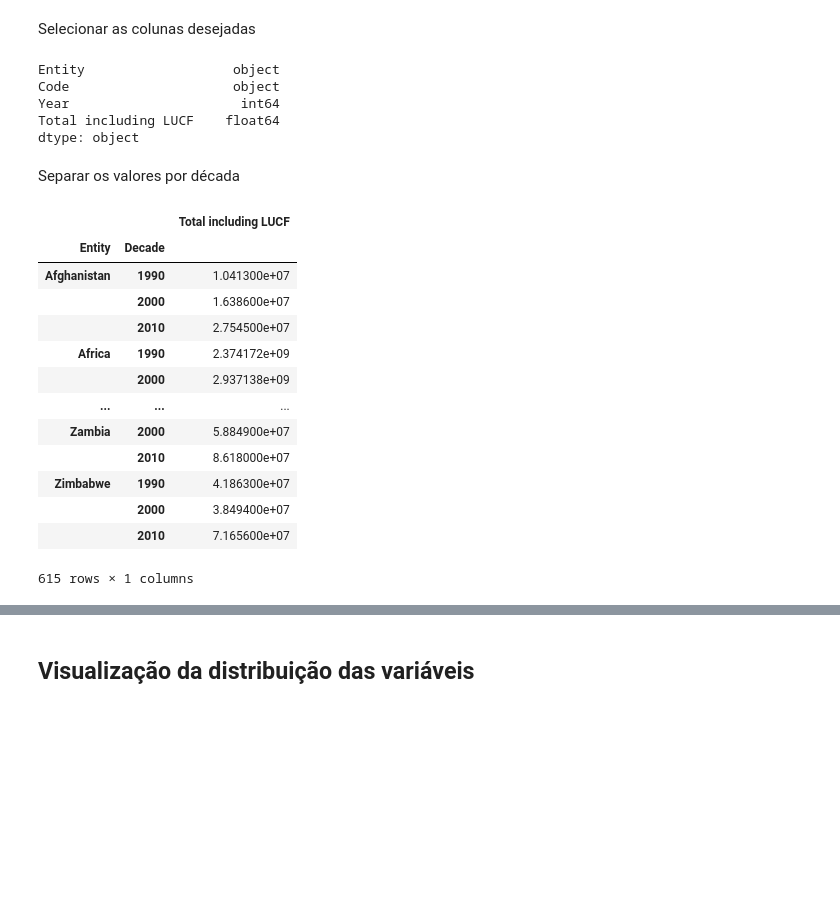
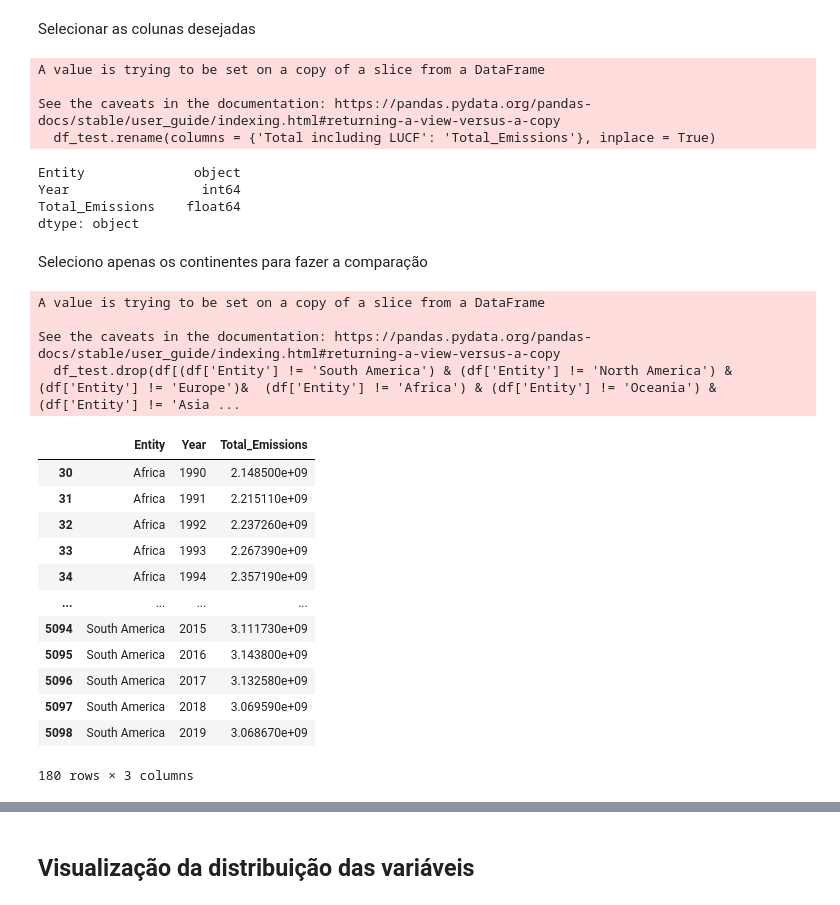
Before and after one commit to thiagorbernardo/UTFPR-Data-Science-CSB55, a Jupyter notebook: 02 - Analise exploratoria/AnaliseExploratoria-GasEmissions.ipynb, the cells around one changed output, grey strips where cells are left out. Cells and saved outputs as stored; diff of their text form; code cells hidden in the pictures; blank space fills up the shorter version.

```diff
--- a/02 - Analise exploratoria/AnaliseExploratoria-GasEmissions.ipynb
+++ b/02 - Analise exploratoria/AnaliseExploratoria-GasEmissions.ipynb
@@ -36,37 +62,47 @@ from operator import concat
 
 
 df_test = df[['Entity', 'Year', 'Total including LUCF']]
+df_test.rename(columns = {'Total including LUCF': 'Total_Emissions'}, inplace = True)
 #df_decade['new_col'] = concat(df_decade['Year'].astype(str).str[0], df_decade['Year'].astype(str).str[1])
-df.dtypes
+df_test.dtypes
 # %% [output]
-Entity                   object
-Code                     object
-Year                      int64
-Total including LUCF    float64
-dtype: object
+A value is trying to be set on a copy of a slice from a DataFrame
+
+See the caveats in the documentation: https://pandas.pydata.org/pandas-docs/stable/user_guide/indexing.html#returning-a-view-versus-a-copy
+  df_test.rename(columns = {'Total including LUCF': 'Total_Emissions'}, inplace = True)
+Entity              object
+Year                 int64
+Total_Emissions    float64
+dtype: object
-# %% [markdown]
-Separar os valores por década
+# %% [markdown]
+Seleciono apenas os continentes para fazer a comparação
 # %%
 from operator import concat
-df_test['Decade'] = df_test['Year']/10
-df_test = df_test.astype({'Decade':'int'})
-df_test['Decade'] = df_test['Decade']*10
+# df_test['Decade'] = df_test['Year']/10
+# df_test = df_test.astype({'Decade':'int'})
+# df_test['Decade'] = df_test['Decade']*10
 
-df_test = df_test.groupby(['Entity', 'Decade']).mean()
-df_test.pop('Year')
-df_test['Total including LUCF'] = df_test['Total including LUCF']*10^6
+# df_test = df_test.groupby(['Entity', 'Decade']).mean()
+# df_test.pop('Year')
+# df_test['Total including LUCF'] = df_test['Total including LUCF']*10^6
+
+df_test.drop(df[(df['Entity'] != 'South America') & (df['Entity'] != 'North America') & (df['Entity'] != 'Europe')&  (df['Entity'] != 'Africa') & (df['Entity'] != 'Oceania') & (df['Entity'] != 'Asia') ].index, inplace=True)
+df_test
 # %% [output]
+A value is trying to be set on a copy of a slice from a DataFrame
+
+See the caveats in the documentation: https://pandas.pydata.org/pandas-docs/stable/user_guide/indexing.html#returning-a-view-versus-a-copy
+  df_test.drop(df[(df['Entity'] != 'South America') & (df['Entity'] != 'North America') & (df['Entity'] != 'Europe')&  (df['Entity'] != 'Africa') & (df['Entity'] != 'Oceania') & (df['Entity'] != 'Asia ...
-|  |  | Total including LUCF |
-| Entity | Decade |  |
-| Afghanistan | 1990 | 1.041300e+07 |
-|  | 2000 | 1.638600e+07 |
-|  | 2010 | 2.754500e+07 |
-| Africa | 1990 | 2.374172e+09 |
-|  | 2000 | 2.937138e+09 |
-| ... | ... | ... |
-| Zambia | 2000 | 5.884900e+07 |
-|  | 2010 | 8.618000e+07 |
-| Zimbabwe | 1990 | 4.186300e+07 |
-|  | 2000 | 3.849400e+07 |
-|  | 2010 | 7.165600e+07 |
+|  | Entity | Year | Total_Emissions |
+| 30 | Africa | 1990 | 2.148500e+09 |
+| 31 | Africa | 1991 | 2.215110e+09 |
+| 32 | Africa | 1992 | 2.237260e+09 |
+| 33 | Africa | 1993 | 2.267390e+09 |
+| 34 | Africa | 1994 | 2.357190e+09 |
+| ... | ... | ... | ... |
+| 5094 | South America | 2015 | 3.111730e+09 |
+| 5095 | South America | 2016 | 3.143800e+09 |
+| 5096 | South America | 2017 | 3.132580e+09 |
+| 5097 | South America | 2018 | 3.069590e+09 |
+| 5098 | South America | 2019 | 3.068670e+09 |
-615 rows × 1 columns
+180 rows × 3 columns
```
Also changed, not shown: parts of 22 cells of this notebook, 2 other files.
